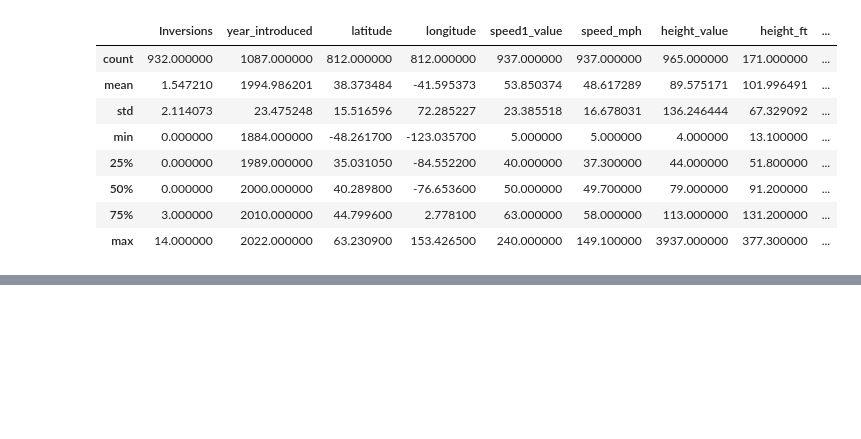
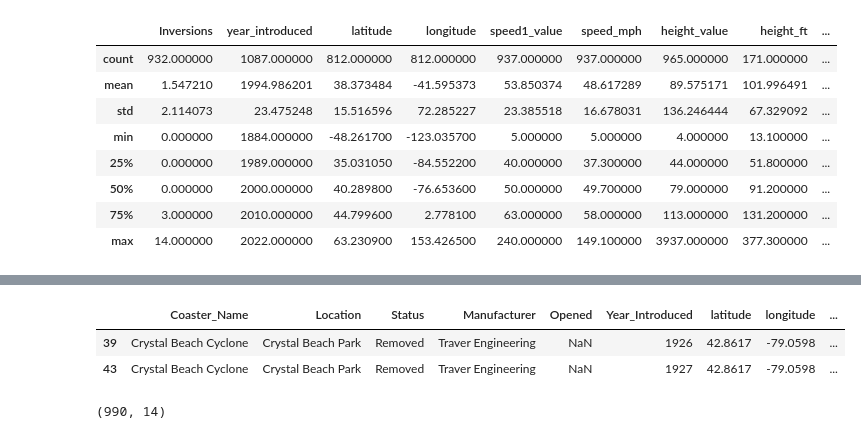
Before and after one commit to amrith-r-naik/MIT-Internship, a Jupyter notebook: EDA.ipynb, the cells around one changed output, grey strips where cells are left out. Saved outputs shown, nothing was run; the diff lists cells and outputs as text; code cells hidden in the pictures; blank space fills up the shorter version.

```diff
--- a/EDA.ipynb
+++ b/EDA.ipynb
@@ -81,0 +198,7 @@ df.describe()
+# %%
+# Checking an example duplicate
+df.query('Coaster_Name == "Crystal Beach Cyclone"')
+# %% [output]
+|  | Coaster_Name | Location | Status | Manufacturer | Opened | Year_Introduced | latitude | longitude | ... |
+| 39 | Crystal Beach Cyclone | Crystal Beach Park | Removed | Traver Engineering | NaN | 1926 | 42.8617 | -79.0598 | ... |
+| 43 | Crystal Beach Cyclone | Crystal Beach Park | Removed | Traver Engineering | NaN | 1927 | 42.8617 | -79.0598 | ... |
@@ -81,0 +208,4 @@ df.describe()
+# %%
+df.shape
+# %% [output]
+(990, 14)
```
Also changed, not shown: parts of 10 cells of this notebook.
